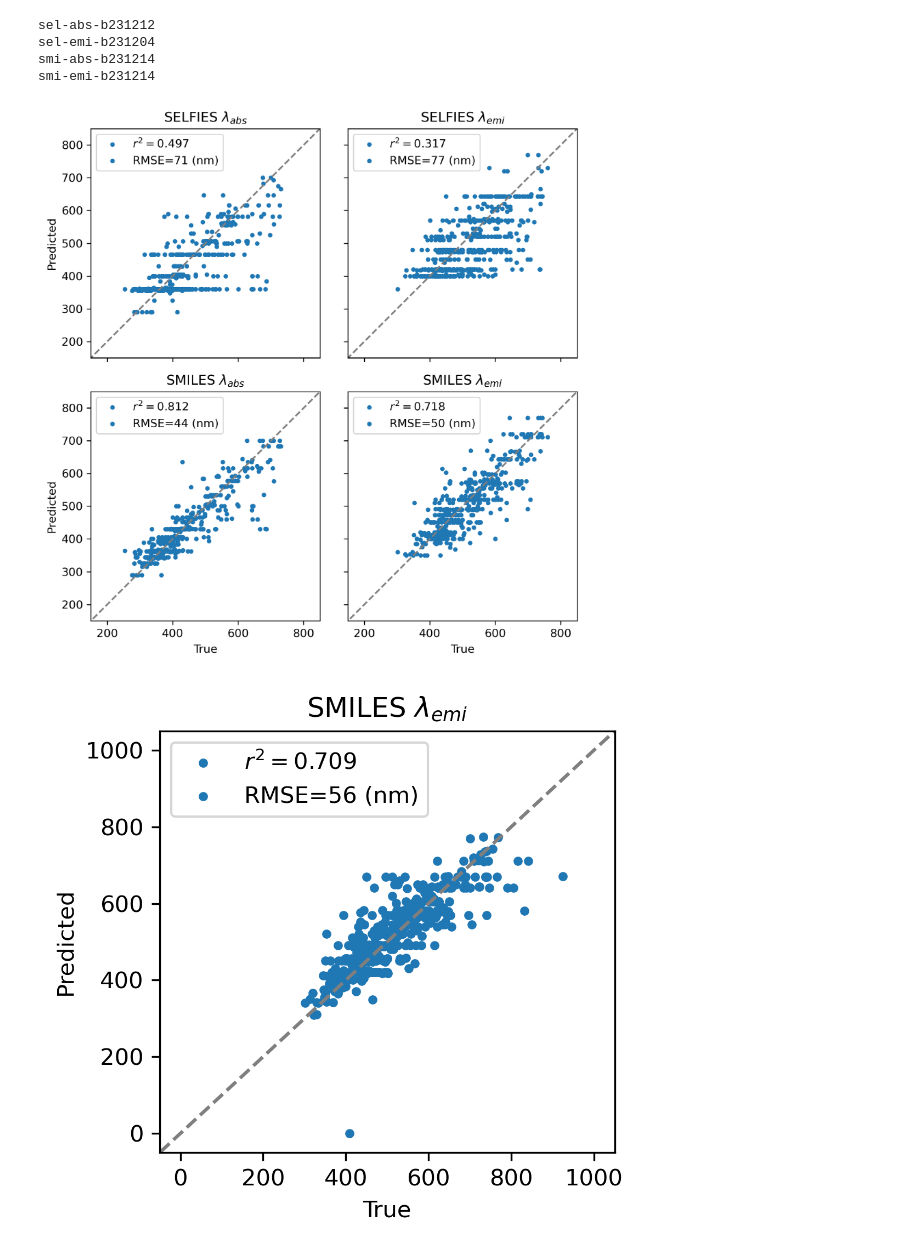
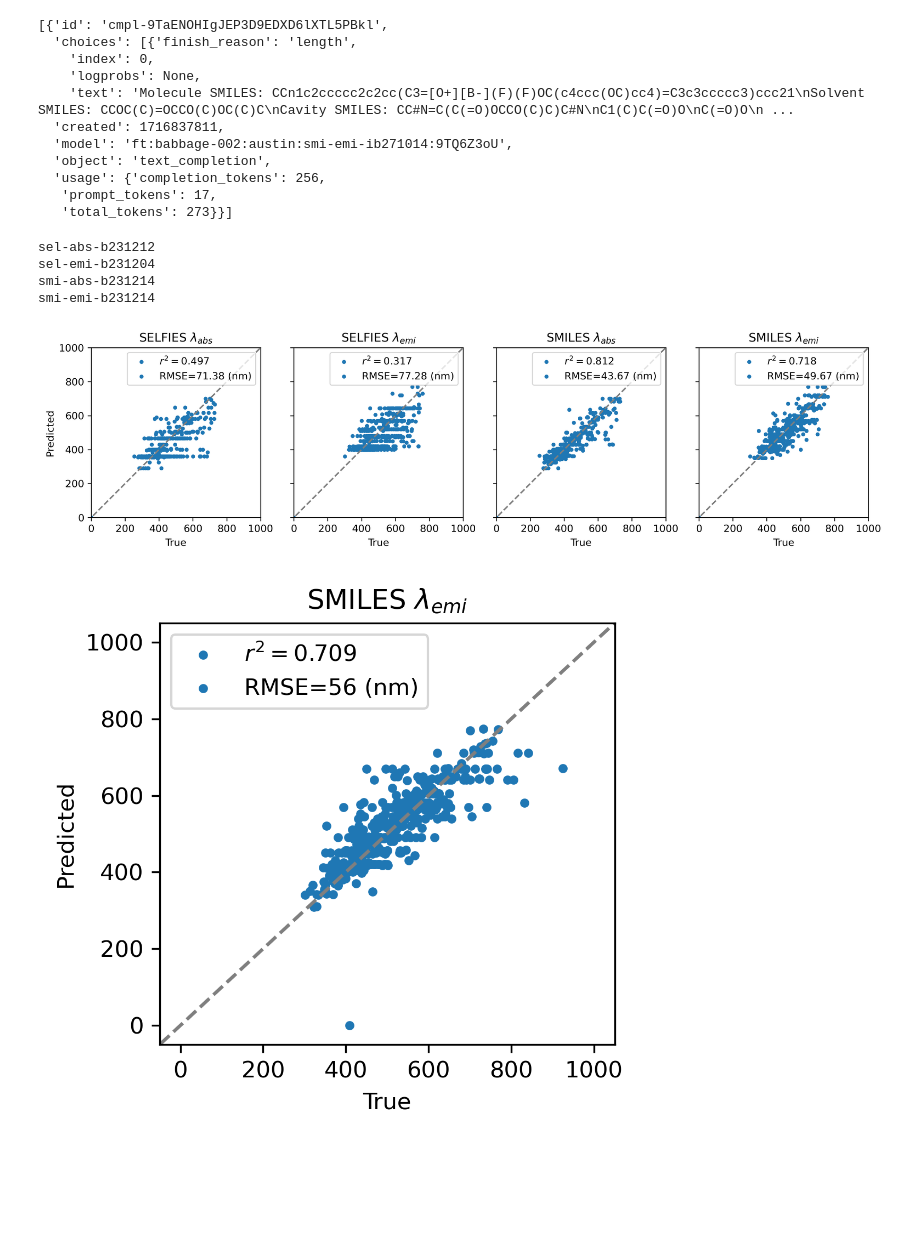
Before and after one commit to azadoks/ai_for_chemistry, a Jupyter notebook: notebooks/gptchem_regression_analysis.ipynb, the cells around one changed output. Saved outputs shown, nothing was run; the diff lists cells and outputs as text; code cells hidden in the pictures; blank space fills up the shorter version.

```diff
--- a/notebooks/gptchem_regression_analysis.ipynb
+++ b/notebooks/gptchem_regression_analysis.ipynb
@@ -41,3 +60,25 @@ def predict(job_id: str, prompts) -> List:
+# %%
+experiment_name = 'smi-emi-ib271014'
+experiment_dir = pl.Path(f'../data/{experiment_name}/')
+with open(experiment_dir / 'job_id.txt', 'r') as f:
+    job_id = f.read().strip()
+train_data = load_jsonl(experiment_dir / 'train.jsonl')
+validate_data = load_jsonl(experiment_dir / 'validate.jsonl')
+test_data = load_jsonl(experiment_dir / 'test.jsonl')
+# %%
+generate(job_id, prompts=['What is a molecule and solvent pair with an emission maximum wavelength of 200 nm?'])
+# %% [output]
+[{'id': 'cmpl-9TaENOHIgJEP3D9EDXD6lXTL5PBkl',
+  'choices': [{'finish_reason': 'length',
+    'index': 0,
+    'logprobs': None,
+    'text': 'Molecule SMILES: CCn1c2ccccc2c2cc(C3=[O+][B-](F)(F)OC(c4ccc(OC)cc4)=C3c3ccccc3)ccc21\nSolvent SMILES: CCOC(C)=OCCO(C)OC(C)C\nCavity SMILES: CC#N=C(C(=O)OCCO(C)C)C#N\nC1(C)C(=O)O\nC(=O)O\n ...
+  'created': 1716837811,
+  'model': 'ft:babbage-002:austin:smi-emi-ib271014:9TQ6Z3oU',
+  'object': 'text_completion',
+  'usage': {'completion_tokens': 256,
+   'prompt_tokens': 17,
+   'total_tokens': 273}}]
 # %%
 experiment_names = ['sel-abs-b231212', 'sel-emi-b231204', 'smi-abs-b231214', 'smi-emi-b231214']
 
@@ -99,37 +140,42 @@ smi-abs-b231214
 smi-emi-b231214
 # %%
 import matplotlib.pyplot as plt
-fig, axes = plt.subplots(2, 2, sharex=True, sharey=True, figsize=(7,7), dpi=300)
+fig, axes = plt.subplots(1, 4, sharex=True, sharey=True, figsize=(12,3), dpi=300)
 axes = axes.flatten()
+
+results = {}
+for experiment_name in experiment_names:
+    with open(f'../data/{experiment_name}/results.json', 'r') as f:
+        results[experiment_name] = json.load(f)
 
 for (i, experiment_name) in enumerate(experiment_names):
     representation = {'sel': 'SELFIES', 'smi': 'SMILES'}[experiment_name.split('-')[0]]
     property_name = {'abs': 'absorption', 'emi': 'emission'}[experiment_name.split('-')[1]][:3]
 
     with open(f'../data/{experiment_name}/results.json', 'r') as f:
         experiment_results = json.load(f)
 
     r2 = skm.r2_score(experiment_results['y'], experiment_results['yhat'])
     rmse = skm.mean_squared_error(experiment_results['y'], experiment_results['yhat'], squared=False)
 
     axes[i].scatter(experiment_results['y'], experiment_results['yhat'], c='tab:blue', marker='.', label='$r^2=$' + f'{r2:.3f}')
-    axes[i].scatter([0], [0], c='tab:blue', marker='.', label=f'RMSE={rmse:.0f} (nm)')
+    axes[i].scatter([0], [0], c='tab:blue', marker='.', label=f'RMSE={rmse:.2f} (nm)')
     axes[i].plot([-1000, 1000], [-1000, 1000], c='tab:gray', linestyle='--')
     axes[i].set_aspect('equal')
-    axes[i].set_xlim(150, 850)
-    axes[i].set_ylim(150, 850)
-    if i % 2 == 0:
+    axes[i].set_xlim(0, 1000)
+    axes[i].set_ylim(0, 1000)
+    if i == 0:
         axes[i].set_ylabel('Predicted')
-    if i > 1:
-        axes[i].set_xlabel('True')
+    axes[i].set_xlabel('True')
     axes[i].set_title(f'{representation} ' + f'$\lambda_{{{property_name}}}$')
     axes[i].legend()
 
 fig.tight_layout()
 
 fig.savefig('../plots/babbage_results.png')
+fig.savefig('../plots/babbage_results.pdf')
 # %% [output]
-[figure, old version]
+[figure, new version]
 # %%
 with open('/Users/azadoks/Source/ai_for_chemistry/data/smiles_emission_finetune_gpt-3.5-turbo/smi-emis-gpt-3.5-turbo-0125-5k.json', 'r') as f:
     gpt_results = json.load(f)
```
Also changed, not shown: parts of 1 cell of this notebook, 15 other files.
